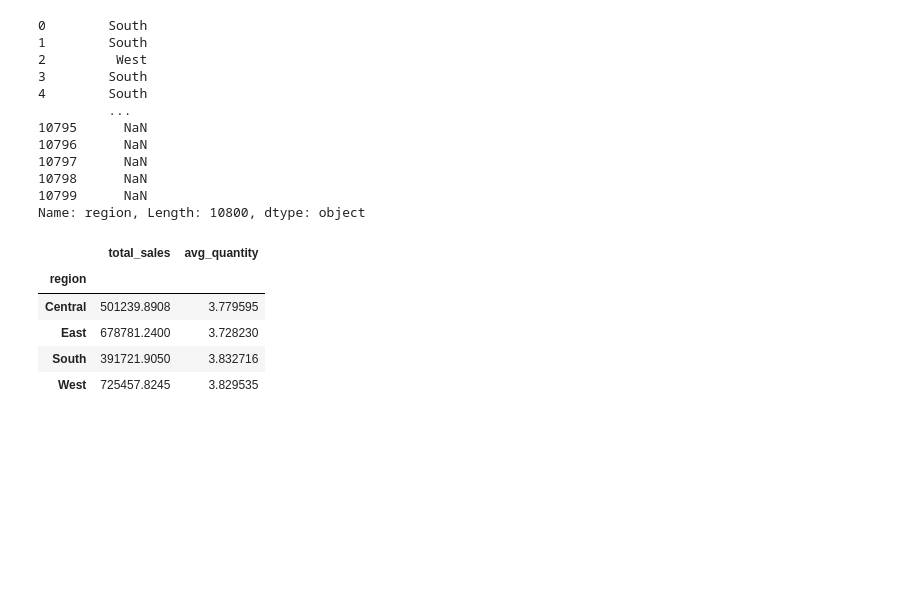
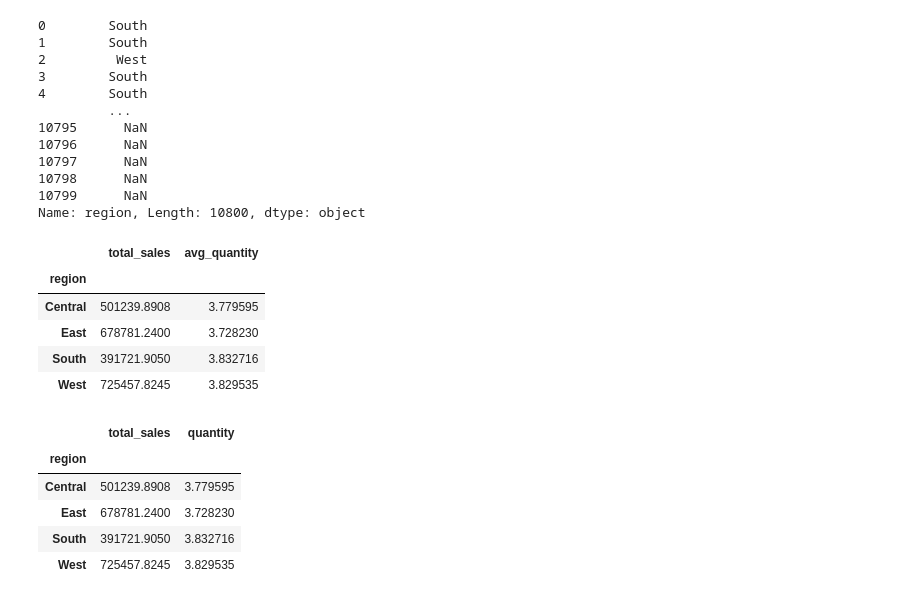
Before and after one commit to owaisnadeem18/pandas_basic_to_advance_questions, a Jupyter notebook: superStore_dataset_EDA.ipynb, the cells around one changed output. Drawn from its saved outputs; the diff is of its cells as text; code cells hidden in the pictures; blank space fills up the shorter version.

Commit message:
second-task

```diff
--- a/superStore_dataset_EDA.ipynb
+++ b/superStore_dataset_EDA.ipynb
@@ -382,3 +382,21 @@ region_summary
 | East | 678781.2400 | 3.728230 |
 | South | 391721.9050 | 3.832716 |
 | West | 725457.8245 | 3.829535 |
+# %%
+# do practice of question task # 01 again:
+
+# 1. Find total sales and average quantity for each `region`.
+
+region_summ = df.groupby("region").agg(
+    total_sales = ("sales" , "sum" ),
+    quantity = ("quantity" , "mean" )
+)
+
+region_summ
+# %% [output]
+|  | total_sales | quantity |
+| region |  |  |
+| Central | 501239.8908 | 3.779595 |
+| East | 678781.2400 | 3.728230 |
+| South | 391721.9050 | 3.832716 |
+| West | 725457.8245 | 3.829535 |
```
Also changed, not shown: parts of 2 cells of this notebook.
